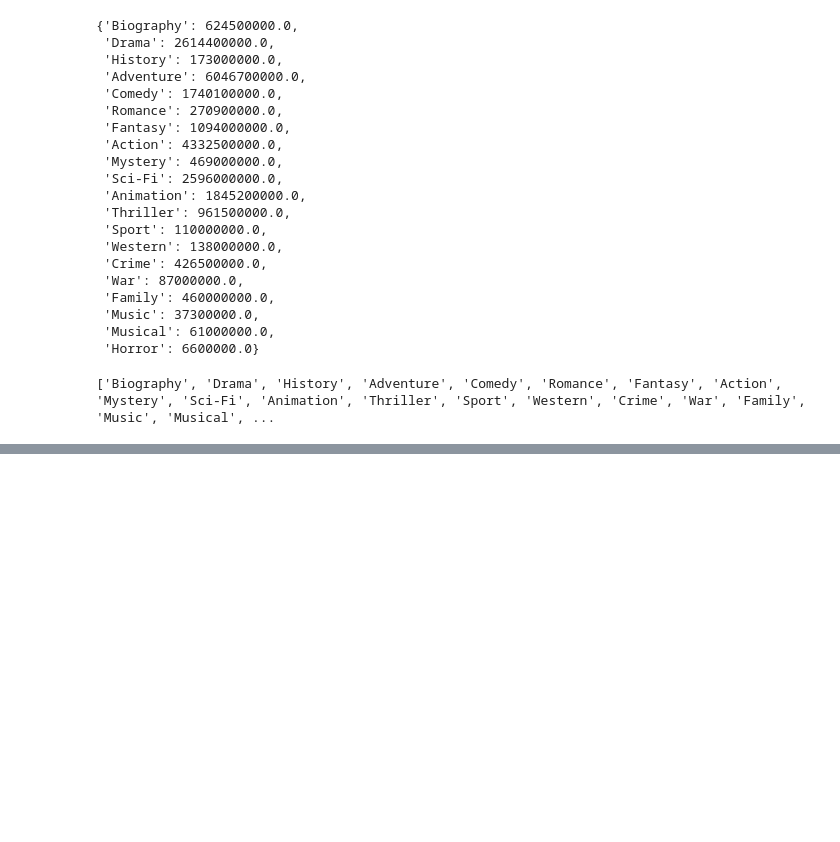
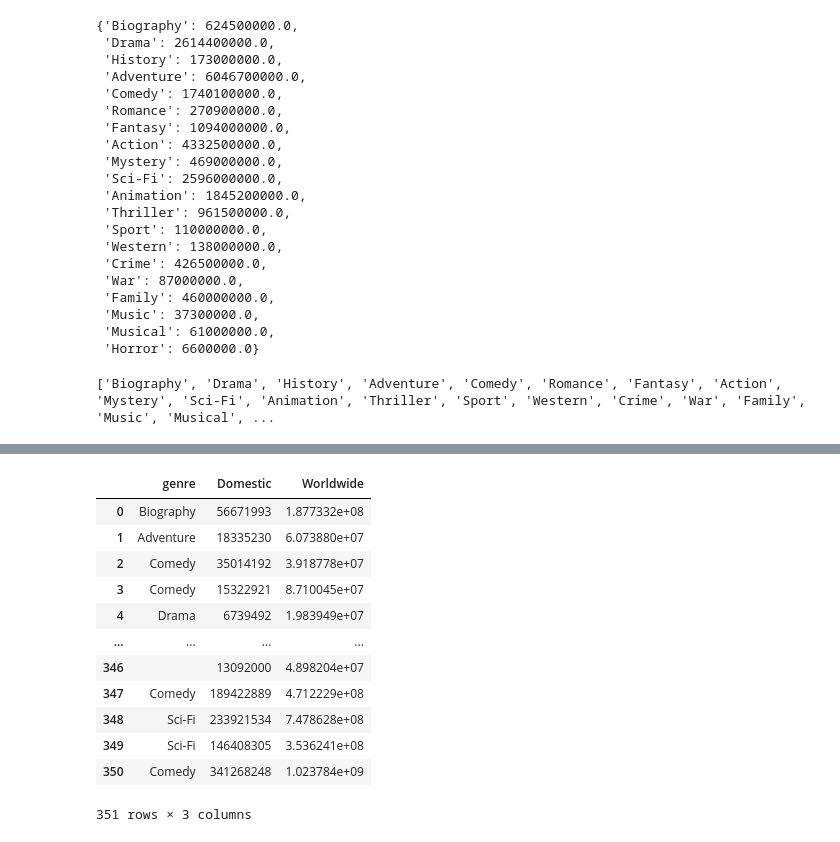
Before and after one commit to pradnyesh45/SQLite, a Jupyter notebook: IMDB.ipynb, the cells around one changed output, grey strips where cells are left out. Cells and saved outputs as stored; diff of their text form; code cells hidden in the pictures; blank space fills up the shorter version.

```diff
--- a/IMDB.ipynb
+++ b/IMDB.ipynb
@@ -776,0 +822,17 @@ plt.show()
+# %%
+data = pd.read_sql_query("SELECT genre, Domestic, Worldwide FROM genre INNER JOIN earning ON genre.Movie_id = earning.Movie_id", db)
+data
+# %% [output]
+|  | genre | Domestic | Worldwide |
+| 0 | Biography | 56671993 | 1.877332e+08 |
+| 1 | Adventure | 18335230 | 6.073880e+07 |
+| 2 | Comedy | 35014192 | 3.918778e+07 |
+| 3 | Comedy | 15322921 | 8.710045e+07 |
+| 4 | Drama | 6739492 | 1.983949e+07 |
+| ... | ... | ... | ... |
+| 346 |  | 13092000 | 4.898204e+07 |
+| 347 | Comedy | 189422889 | 4.712229e+08 |
+| 348 | Sci-Fi | 233921534 | 7.478628e+08 |
+| 349 | Sci-Fi | 146408305 | 3.536241e+08 |
+| 350 | Comedy | 341268248 | 1.023784e+09 |
+351 rows × 3 columns
```
Also changed, not shown: parts of 19 cells of this notebook.
